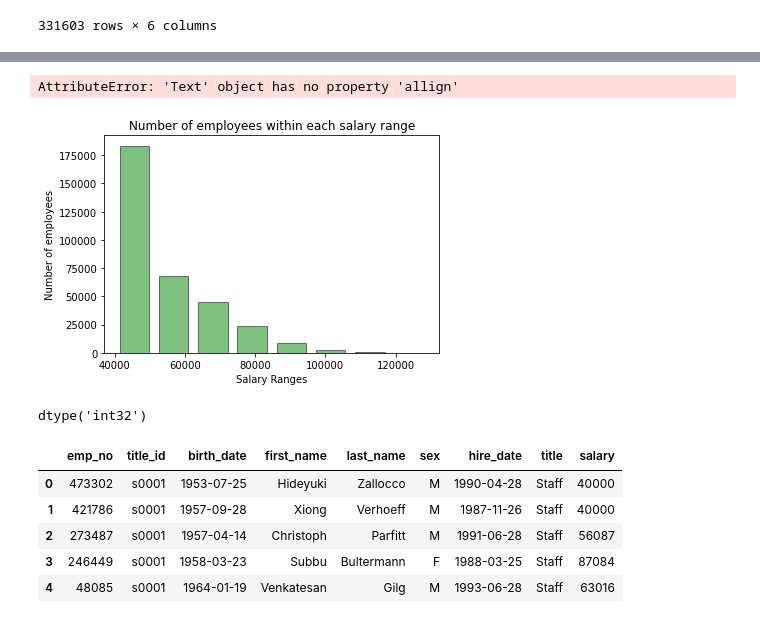
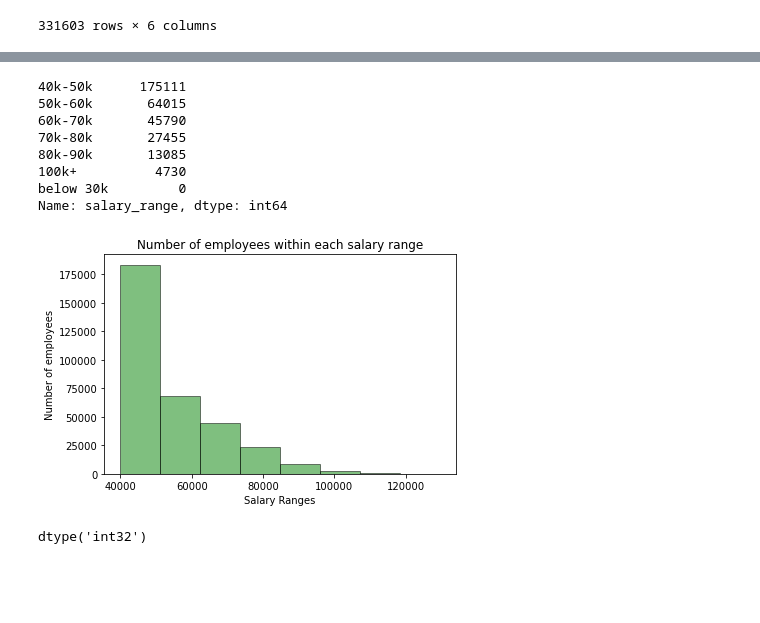
Before and after one commit to Jbullis29/sql-challenge, a Jupyter notebook: Pewlett_python.ipynb, the cells around one changed output, grey strips where cells are left out. Drawn from its saved outputs; the diff is of its cells as text; code cells hidden in the pictures; blank space fills up the shorter version.

```diff
--- a/Pewlett_python.ipynb
+++ b/Pewlett_python.ipynb
@@ -92,11 +95,25 @@ Name: salary_range, dtype: int64
+# %%
+# ran a new value counts on groups to understand the data better
+# The data looks more normalized now. not too sure if datas fake
+employees_new['salary_range'].value_counts()
+# %% [output]
+40k-50k      175111
+50k-60k       64015
+60k-70k       45790
+70k-80k       27455
+80k-90k       13085
+100k+          4730
+below 30k         0
+Name: salary_range, dtype: int64
 # %%
-employees_new['salary'].plot.hist(bins = 8, alpha=0.5, histtype='bar', rwidth = 0.75, color = 'g', ec='Black')
+# plotted a histogram to show off my skills and saved figure for presentation
+employees_new['salary'].plot.hist(bins = 8, alpha=0.5, histtype='bar', color = ('g', 'b'), ec='Black')
 plt.xlabel('Salary Ranges')
 plt.ylabel('Number of employees')
 plt.title('Number of employees within each salary range')
-plt.xticks(allign = 'center')
+plt.savefig('Salary_count_graph.png', bbox_inches = 'tight')
+plt.tight_layout()
 plt.show();
 # %% [output]
-AttributeError: 'Text' object has no property 'allign'
-[figure, old version]
+[figure, new version]
 # %%
@@ -105,13 +124,3 @@ employees_titles['emp_no'] = employees_titles['emp_no'].astype(int)
 employees_titles['emp_no'].dtype
 # %% [output]
 dtype('int32')
-# %%
-titles_salaries = employees_titles.merge(salaries, on = 'emp_no')
-titles_salaries.head()
-# %% [output]
-|  | emp_no | title_id | birth_date | first_name | last_name | sex | hire_date | title | salary |
-| 0 | 473302 | s0001 | 1953-07-25 | Hideyuki | Zallocco | M | 1990-04-28 | Staff | 40000 |
-| 1 | 421786 | s0001 | 1957-09-28 | Xiong | Verhoeff | M | 1987-11-26 | Staff | 40000 |
-| 2 | 273487 | s0001 | 1957-04-14 | Christoph | Parfitt | M | 1991-06-28 | Staff | 56087 |
-| 3 | 246449 | s0001 | 1958-03-23 | Subbu | Bultermann | F | 1988-03-25 | Staff | 87084 |
-| 4 | 48085 | s0001 | 1964-01-19 | Venkatesan | Gilg | M | 1993-06-28 | Staff | 63016 |
```
Also changed, not shown: parts of 19 cells of this notebook, 3 other files.
